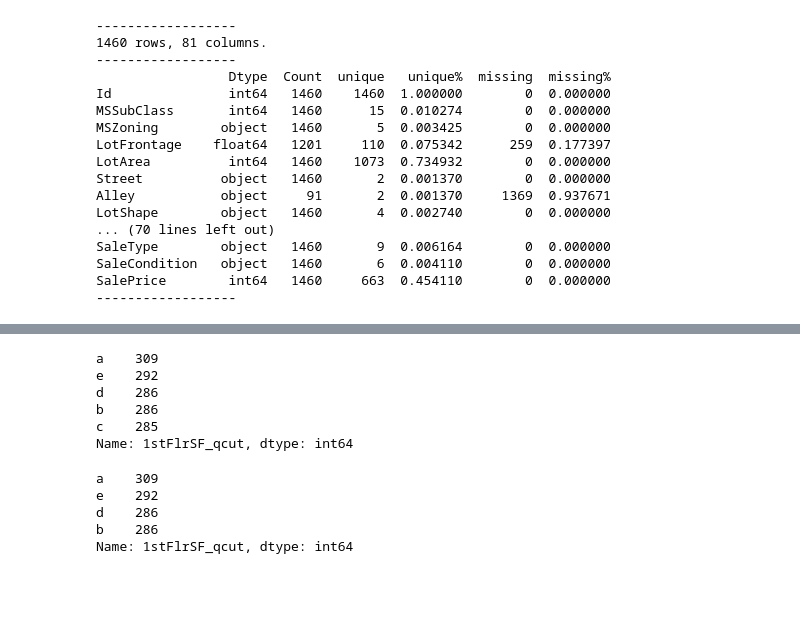
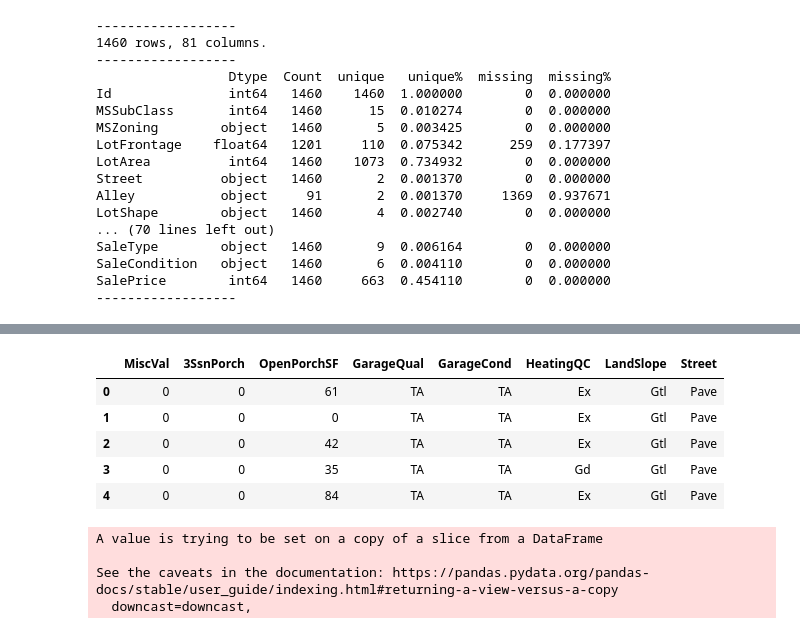
Before and after one commit to HunterKruger/Layzee, a Jupyter notebook: test_feature_handling.ipynb, the cells around one changed output, grey strips where cells are left out. Cells and saved outputs as stored; diff of their text form; code cells hidden in the pictures; blank space fills up the shorter version.

```diff
--- a/test_feature_handling.ipynb
+++ b/test_feature_handling.ipynb
@@ -73,18 +32,25 @@ Top 5 values:
-# %%
-
-fh.df2['1stFlrSF_qcut'].value_counts()
-# %% [output]
-a    309
-e    292
-d    286
-b    286
-c    285
-Name: 1stFlrSF_qcut, dtype: int64
-# %%
-fh.df2['1stFlrSF_qcut'].value_counts().nlargest(4)
-# %% [output]
-a    309
-e    292
-d    286
-b    286
-Name: 1stFlrSF_qcut, dtype: int64
+# %%
+nums = ['MiscVal','3SsnPorch','OpenPorchSF']
+ords =['GarageQual', 'GarageCond']
+cats = ['HeatingQC','LandSlope','Street']
+X = df1[nums+ords+cats]
+X.head()
+# %% [output]
+|  | MiscVal | 3SsnPorch | OpenPorchSF | GarageQual | GarageCond | HeatingQC | LandSlope | Street |
+| 0 | 0 | 0 | 61 | TA | TA | Ex | Gtl | Pave |
+| 1 | 0 | 0 | 0 | TA | TA | Ex | Gtl | Pave |
+| 2 | 0 | 0 | 42 | TA | TA | Ex | Gtl | Pave |
+| 3 | 0 | 0 | 35 | TA | TA | Gd | Gtl | Pave |
+| 4 | 0 | 0 | 84 | TA | TA | Ex | Gtl | Pave |
+# %%
+fh = FH(X)
+for col in cats:
+    fh.imputer(col)
+for col in nums:
+    fh.imputer(col,'median')
+X = fh.df1
+# %% [output]
+A value is trying to be set on a copy of a slice from a DataFrame
+
+See the caveats in the documentation: https://pandas.pydata.org/pandas-docs/stable/user_guide/indexing.html#returning-a-view-versus-a-copy
+  downcast=downcast,
```
Also changed, not shown: parts of 11 cells of this notebook, 10 other files.
